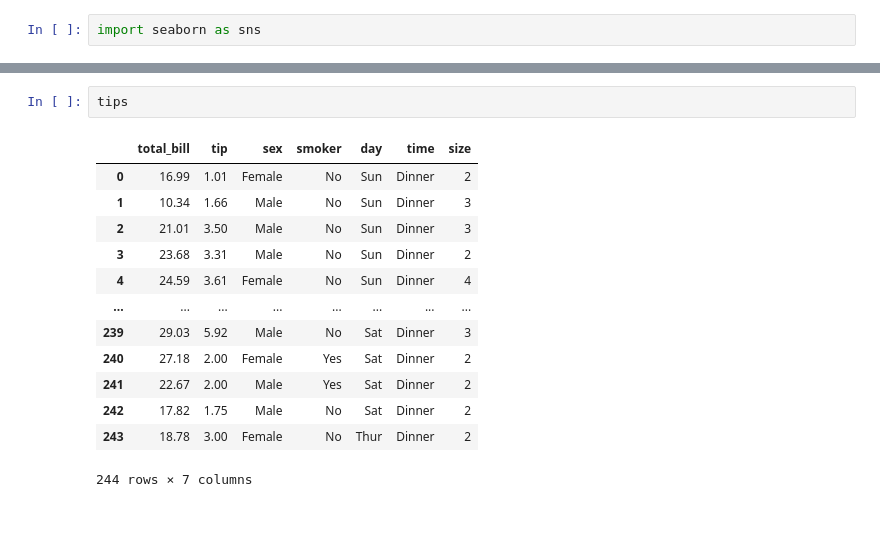
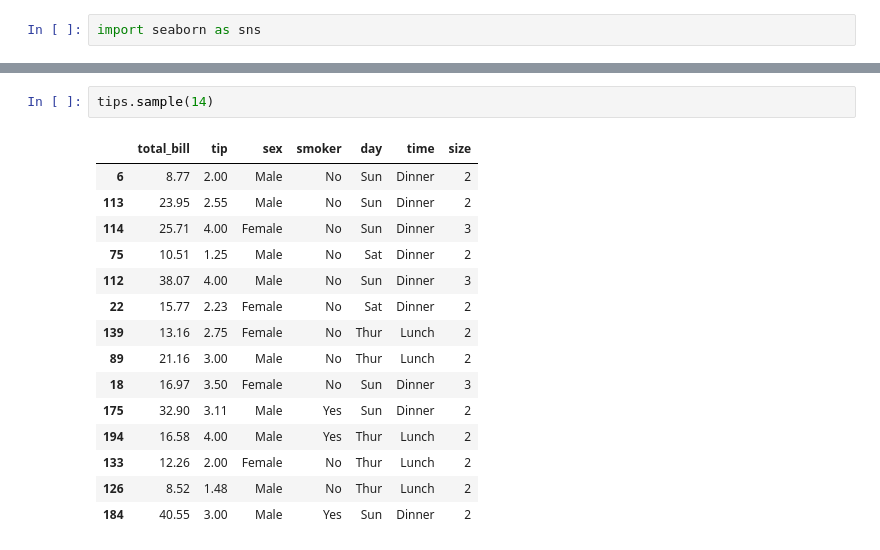
Before and after one commit to adipratyush8/ML-AI-Training, a Jupyter notebook: Graphs/Graph_using_pandas_and_seaborn.ipynb, the cells around one changed output, grey strips where cells are left out. Drawn from its saved outputs; the diff is of its cells as text; blank space fills up the shorter version.

```diff
--- a/Graphs/Graph_using_pandas_and_seaborn.ipynb
+++ b/Graphs/Graph_using_pandas_and_seaborn.ipynb
@@ -156,16 +244,18 @@ sns
 # %%
-tips
+tips.sample(14)
 # %% [output]
 |  | total_bill | tip | sex | smoker | day | time | size |
-| 0 | 16.99 | 1.01 | Female | No | Sun | Dinner | 2 |
-| 1 | 10.34 | 1.66 | Male | No | Sun | Dinner | 3 |
-| 2 | 21.01 | 3.50 | Male | No | Sun | Dinner | 3 |
-| 3 | 23.68 | 3.31 | Male | No | Sun | Dinner | 2 |
-| 4 | 24.59 | 3.61 | Female | No | Sun | Dinner | 4 |
-| ... | ... | ... | ... | ... | ... | ... | ... |
-| 239 | 29.03 | 5.92 | Male | No | Sat | Dinner | 3 |
-| 240 | 27.18 | 2.00 | Female | Yes | Sat | Dinner | 2 |
-| 241 | 22.67 | 2.00 | Male | Yes | Sat | Dinner | 2 |
-| 242 | 17.82 | 1.75 | Male | No | Sat | Dinner | 2 |
-| 243 | 18.78 | 3.00 | Female | No | Thur | Dinner | 2 |
+| 6 | 8.77 | 2.00 | Male | No | Sun | Dinner | 2 |
+| 113 | 23.95 | 2.55 | Male | No | Sun | Dinner | 2 |
+| 114 | 25.71 | 4.00 | Female | No | Sun | Dinner | 3 |
+| 75 | 10.51 | 1.25 | Male | No | Sat | Dinner | 2 |
+| 112 | 38.07 | 4.00 | Male | No | Sun | Dinner | 3 |
+| 22 | 15.77 | 2.23 | Female | No | Sat | Dinner | 2 |
+| 139 | 13.16 | 2.75 | Female | No | Thur | Lunch | 2 |
+| 89 | 21.16 | 3.00 | Male | No | Thur | Lunch | 2 |
+| 18 | 16.97 | 3.50 | Female | No | Sun | Dinner | 3 |
+| 175 | 32.90 | 3.11 | Male | Yes | Sun | Dinner | 2 |
+| 194 | 16.58 | 4.00 | Male | Yes | Thur | Lunch | 2 |
+| 133 | 12.26 | 2.00 | Female | No | Thur | Lunch | 2 |
+| 126 | 8.52 | 1.48 | Male | No | Thur | Lunch | 2 |
+| 184 | 40.55 | 3.00 | Male | Yes | Sun | Dinner | 2 |
-244 rows × 7 columns
```
Also changed, not shown: parts of 55 cells of this notebook, 36 other files.
